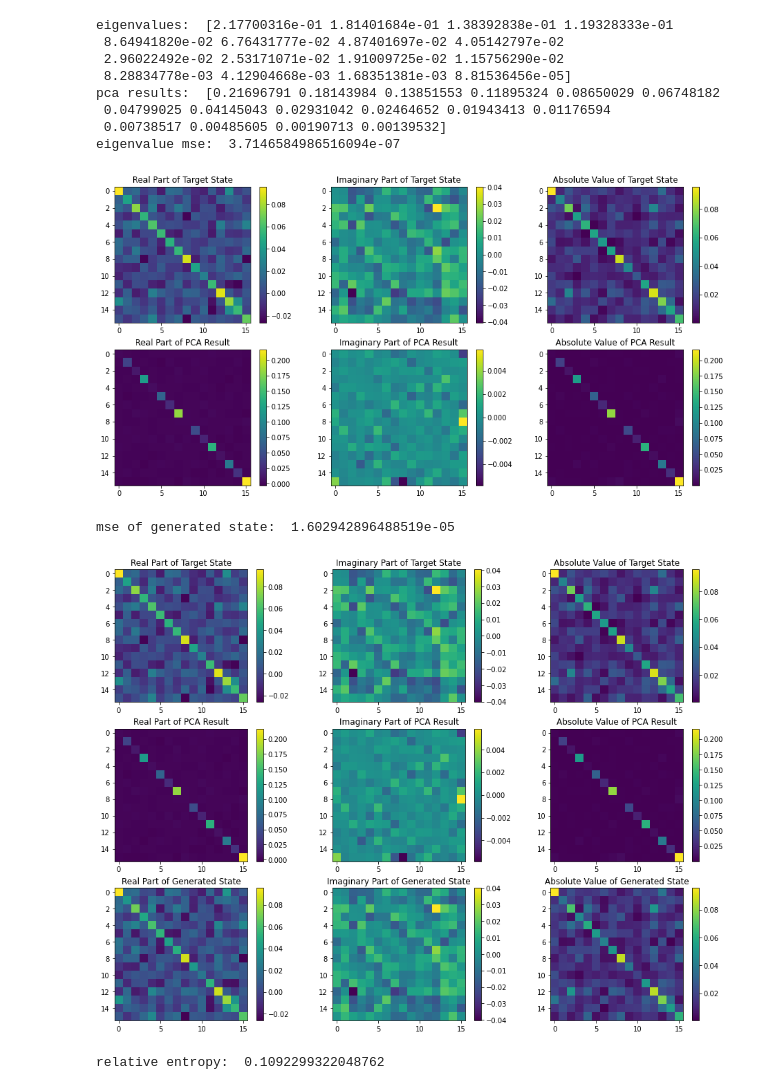
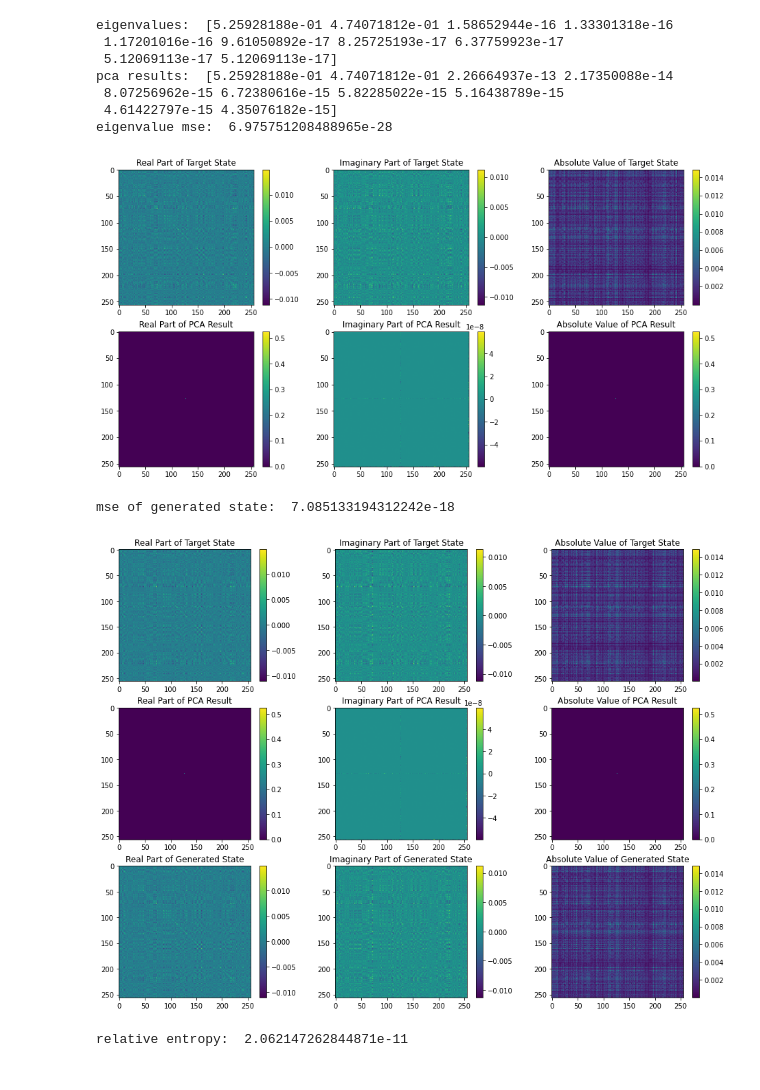
Before and after one commit to haimengzhao/g-qpca, a Jupyter notebook: qpca_gen.ipynb, the cells around one changed output. Saved outputs shown, nothing was run; the diff lists cells and outputs as text; code cells hidden in the pictures.

Commit message:
more qubits and BAS

```diff
--- a/qpca_gen.ipynb
+++ b/qpca_gen.ipynb
@@ -7,10 +11,11 @@ import matplotlib.pyplot as plt
 # %%
-n = 4 # n qubits
-m = 2 * n # double qubits for preparing target state
-n_layers = n ** 2 # number of layers in variational circuit
+n = 8 # n qubits
+# m = 2 * n # double qubits for preparing a general target state
+m = n + 1 # plus one qubit for preparing a low rank target state
+n_layers = 2 * n ** 2 # number of layers in variational circuit
 if n == 1:
     n_layers = 0
-dev = qml.device('default.qubit', wires=m)
+dev = qml.device('default.qubit', wires=max(m, n))
 # %%
 def variational_circuit(n_layers, weights, wires, **kwargs):
     '''
@@ -157,14 +171,14 @@ def get_pca_state(n_layers, target_params, variational_params, **kwargs):
     variational_qpca(n_layers, variational_params)
     return qml.density_matrix(list(range(n)))
 # %%
-print('eigenvalues: ', S)
+print('eigenvalues: ', S[:10])
 
 # extract and compute eigenvalues from qpca
 pca_state = get_pca_state(n_layers, target_params, var_params).numpy()
 pca_eigen, order = np.unique(-np.abs(np.diag(pca_state)), return_inverse=True)
 pca_eigen = -pca_eigen
 
-print('pca results: ', pca_eigen)
+print('pca results: ', pca_eigen[:10])
 print('eigenvalue mse: ', np.mean((pca_eigen - S) ** 2))
 
 # plot target and pca state
@@ -192,15 +206,14 @@ plt.colorbar(im_pca_abs, ax=ax[1][2])
 
 plt.show()
 # %% [output]
-eigenvalues:  [2.17700316e-01 1.81401684e-01 1.38392838e-01 1.19328333e-01
- 8.64941820e-02 6.76431777e-02 4.87401697e-02 4.05142797e-02
- 2.96022492e-02 2.53171071e-02 1.91009725e-02 1.15756290e-02
- 8.28834778e-03 4.12904668e-03 1.68351381e-03 8.81536456e-05]
-pca results:  [0.21696791 0.18143984 0.13851553 0.11895324 0.08650029 0.06748182
- 0.04799025 0.04145043 0.02931042 0.02464652 0.01943413 0.01176594
- 0.00738517 0.00485605 0.00190713 0.00139532]
-eigenvalue mse:  3.7146584986516094e-07
+eigenvalues:  [5.25928188e-01 4.74071812e-01 1.58652944e-16 1.33301318e-16
+ 1.17201016e-16 9.61050892e-17 8.25725193e-17 6.37759923e-17
+ 5.12069113e-17 5.12069113e-17]
+pca results:  [5.25928188e-01 4.74071812e-01 2.26664937e-13 2.17350088e-14
+ 8.07256962e-15 6.72380616e-15 5.82285022e-15 5.16438789e-15
+ 4.61422797e-15 4.35076182e-15]
+eigenvalue mse:  6.975751208488965e-28
-[figure, old version]
+[figure, new version]
 # %%
 dev_gen = qml.device('default.mixed', wires=n)
 @qml.qnode(dev_gen, interface=None)
@@ -213,8 +226,8 @@ def generator(pca_eigs, n_layers, variational_params):
     return qml.density_matrix(list(range(n)))
 # %%
 # truncate eigenvalues
-n_trunc = 8
-trunc_pca_eigs = np.pad(pca_eigen[:n_trunc]/np.sum(pca_eigen[:n_trunc]), (0, n ** 2 - n_trunc), 'constant')[order]
+n_trunc = 3
+trunc_pca_eigs = np.pad(pca_eigen[:n_trunc]/np.sum(pca_eigen[:n_trunc]), (0, 2 ** n - n_trunc), 'constant')[order]
 gen_state = generator(trunc_pca_eigs, n_layers, var_params)
 
 # print('real eigs sorted:\n', S)
@@ -231,35 +244,35 @@ ax[0][0].set_title('Real Part of Target State')
 plt.colorbar(im_target_real, ax=ax[0][0])
 im_target_imag = ax[0][1].imshow(np.imag(target_state))
 ax[0][1].set_title('Imaginary Part of Target State')
 plt.colorbar(im_target_imag, ax=ax[0][1])
 im_target_abs = ax[0][2].imshow(np.abs(target_state))
 ax[0][2].set_title('Absolute Value of Target State')
 plt.colorbar(im_target_abs, ax=ax[0][2])
 
 im_pca_real = ax[1][0].imshow(np.real(pca_state))
 ax[1][0].set_title('Real Part of PCA Result')
 plt.colorbar(im_pca_real, ax=ax[1][0])
 im_pca_imag = ax[1][1].imshow(np.imag(pca_state))
 ax[1][1].set_title('Imaginary Part of PCA Result')
 plt.colorbar(im_pca_imag, ax=ax[1][1])
 im_pca_abs = ax[1][2].imshow(np.abs(pca_state))
 ax[1][2].set_title('Absolute Value of PCA Result')
 plt.colorbar(im_pca_abs, ax=ax[1][2])
 
 im_gen_real = ax[2][0].imshow(np.real(gen_state))
 ax[2][0].set_title('Real Part of Generated State')
 plt.colorbar(im_target_real, ax=ax[2][0])
 im_gen_imag = ax[2][1].imshow(np.imag(gen_state))
 ax[2][1].set_title('Imaginary Part of Generated State')
 plt.colorbar(im_target_imag, ax=ax[2][1])
 im_gen_abs = ax[2][2].imshow(np.abs(gen_state))
 ax[2][2].set_title('Absolute Value of Generated State')
 plt.colorbar(im_target_abs, ax=ax[2][2])
 
 plt.show()
 # %% [output]
-mse of generated state:  1.602942896488519e-05
+mse of generated state:  7.085133194312242e-18
-[figure, old version]
+[figure, new version]
 # %%
 # relative entropy
 from scipy.linalg import logm
@@ -267,4 +280,4 @@ def relative_entropy(rho, sigma):
     return -np.real(np.trace(np.dot(rho, logm(sigma)-logm(rho))))
 print('relative entropy: ', relative_entropy(gen_state, target_state))
 # %% [output]
-relative entropy:  0.1092299322048762
+relative entropy:  2.062147262844871e-11
```
Also changed, not shown: parts of 7 cells of this notebook, 4 other files.
